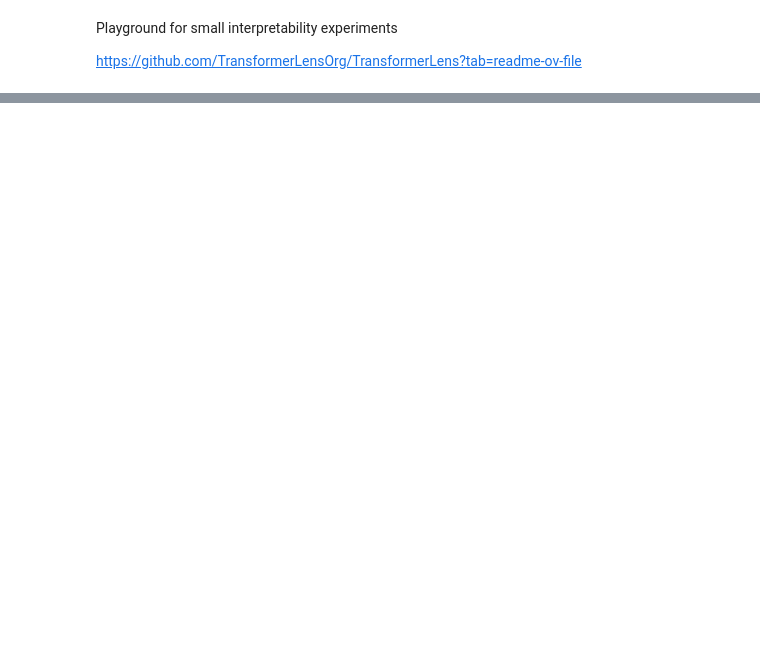
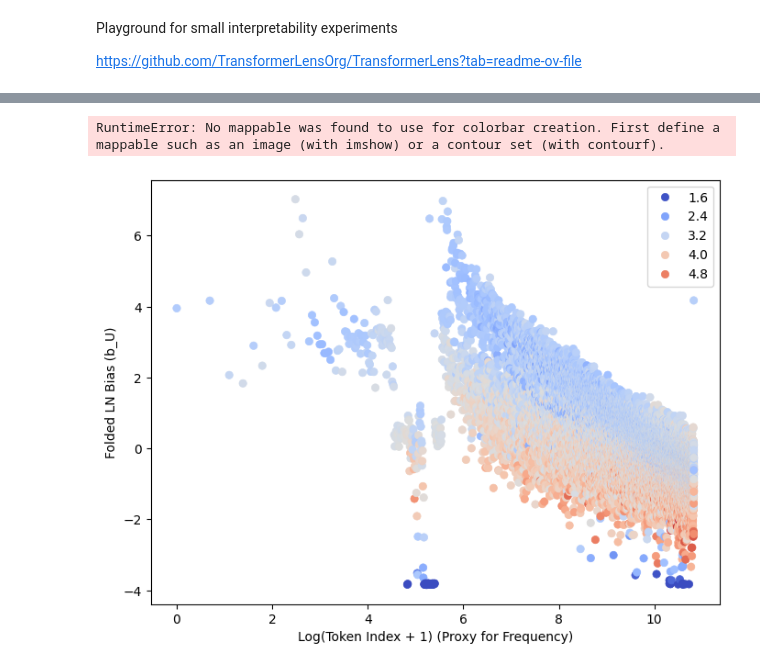
Before and after one commit to JoNeedsSleep/ARENA, a Jupyter notebook: playground.ipynb, the cells around one changed output, grey strips where cells are left out. Saved outputs shown, nothing was run; the diff lists cells and outputs as text; code cells hidden in the pictures; blank space fills up the shorter version.

```diff
--- a/playground.ipynb
+++ b/playground.ipynb
@@ -36,0 +80,14 @@ ModuleNotFoundError: No module named 'transformer_lens'
+# %%
+token_ids = np.arange(len(b_U))  # Token index as a proxy for frequency rank
+log_freqs = np.log(token_ids + 1)  # Avoid log(0) issue
+plt.figure(figsize=(8, 6))
+sns.scatterplot(x=log_freqs, y=b_U, hue=embed_norms, palette="coolwarm", edgecolor=None)
+plt.xlabel("Log(Token Index + 1) (Proxy for Frequency)")
+plt.ylabel("Folded LN Bias (b_U)")
+plt.colorbar(label="Embed centered norm")
+plt.title("Unigram vs b_U (Token Index as Frequency Proxy)")
+plt.xscale("log")  # Log scale to match visualization
+plt.show()
+# %% [output]
+RuntimeError: No mappable was found to use for colorbar creation. First define a mappable such as an image (with imshow) or a contour set (with contourf).
+[figure, added]
```
Also changed, not shown: parts of 11 cells of this notebook.
